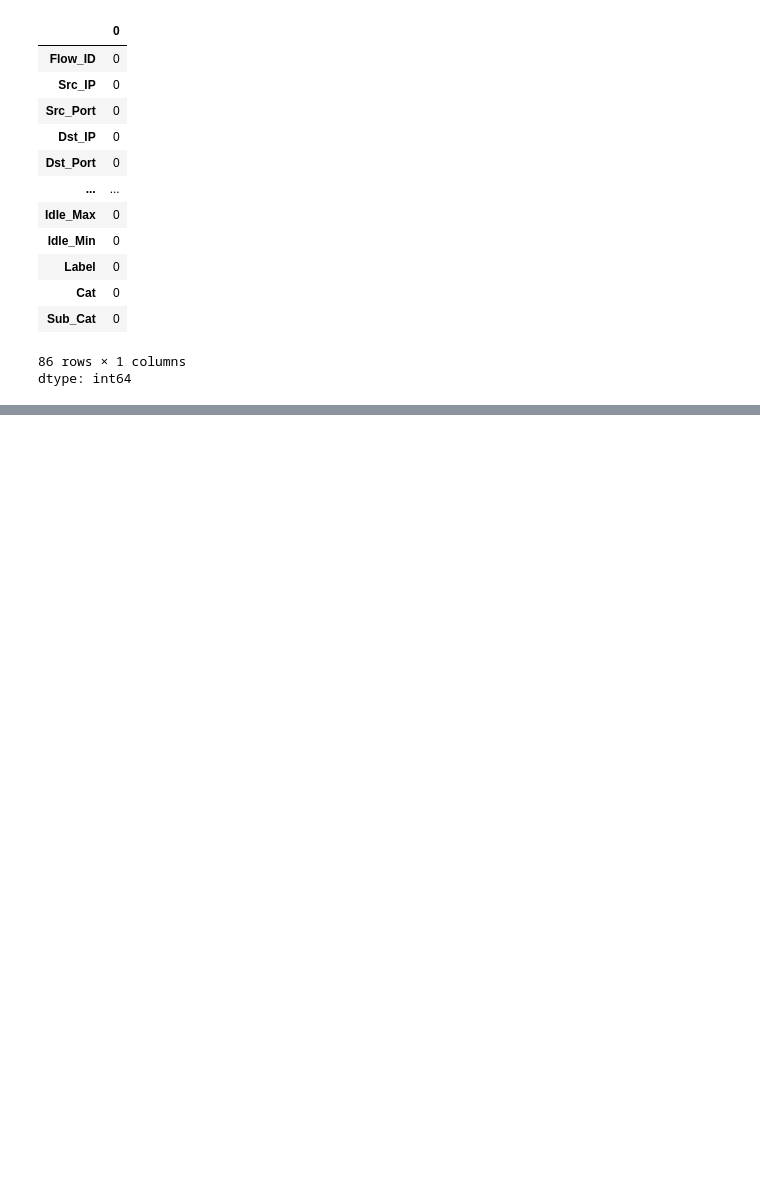
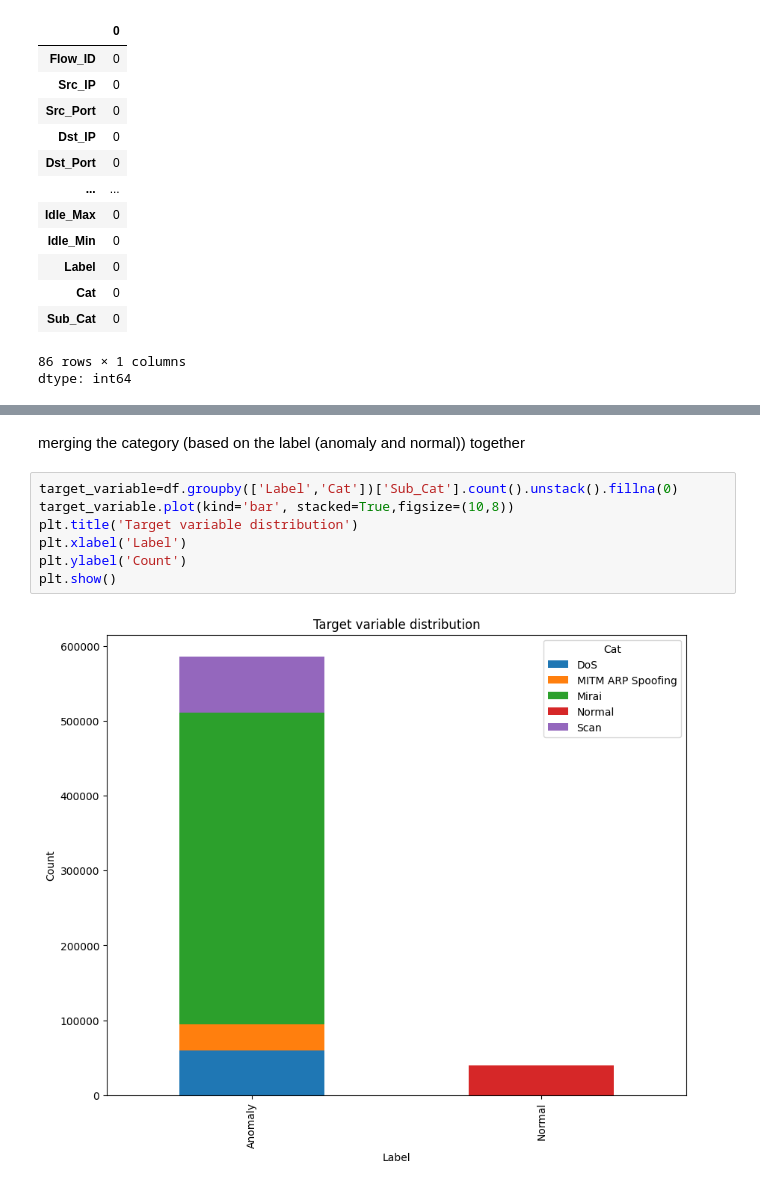
Before and after one commit to nonyeashley/Network-Intrusion-Detection-Using-Ensemble-Method-, a Jupyter notebook: Network_Intrusion.ipynb, the cells around one changed output, grey strips where cells are left out. Drawn from its saved outputs; the diff is of its cells as text; blank space fills up the shorter version.

```diff
--- a/Network_Intrusion.ipynb
+++ b/Network_Intrusion.ipynb
@@ -80,0 +108,11 @@ df.shape
+# %% [markdown]
+merging the category (based on the label (anomaly and normal)) together
+# %%
+target_variable=df.groupby(['Label','Cat'])['Sub_Cat'].count().unstack().fillna(0)
+target_variable.plot(kind='bar', stacked=True,figsize=(10,8))
+plt.title('Target variable distribution')
+plt.xlabel('Label')
+plt.ylabel('Count')
+plt.show()
+# %% [output]
+[figure, added]
```
Also changed, not shown: parts of 26 cells of this notebook.
